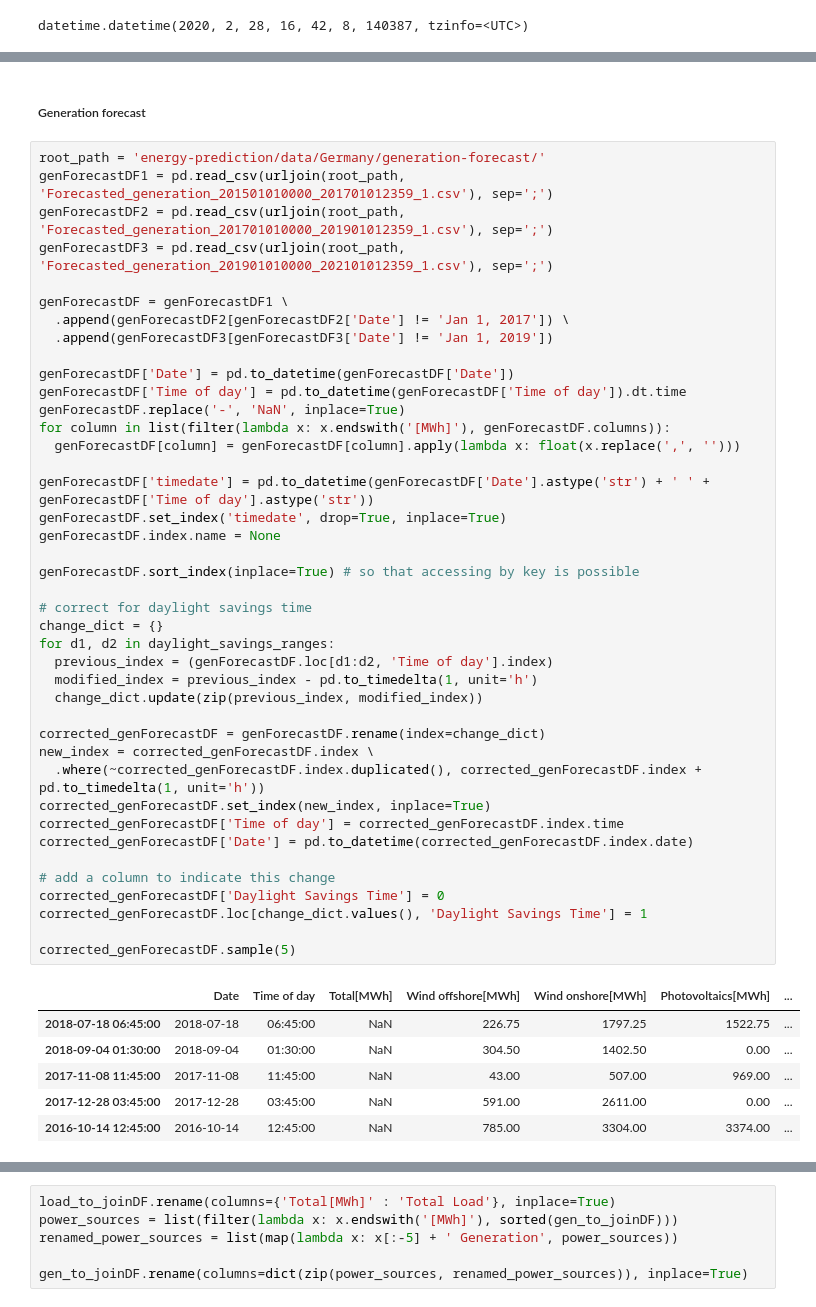
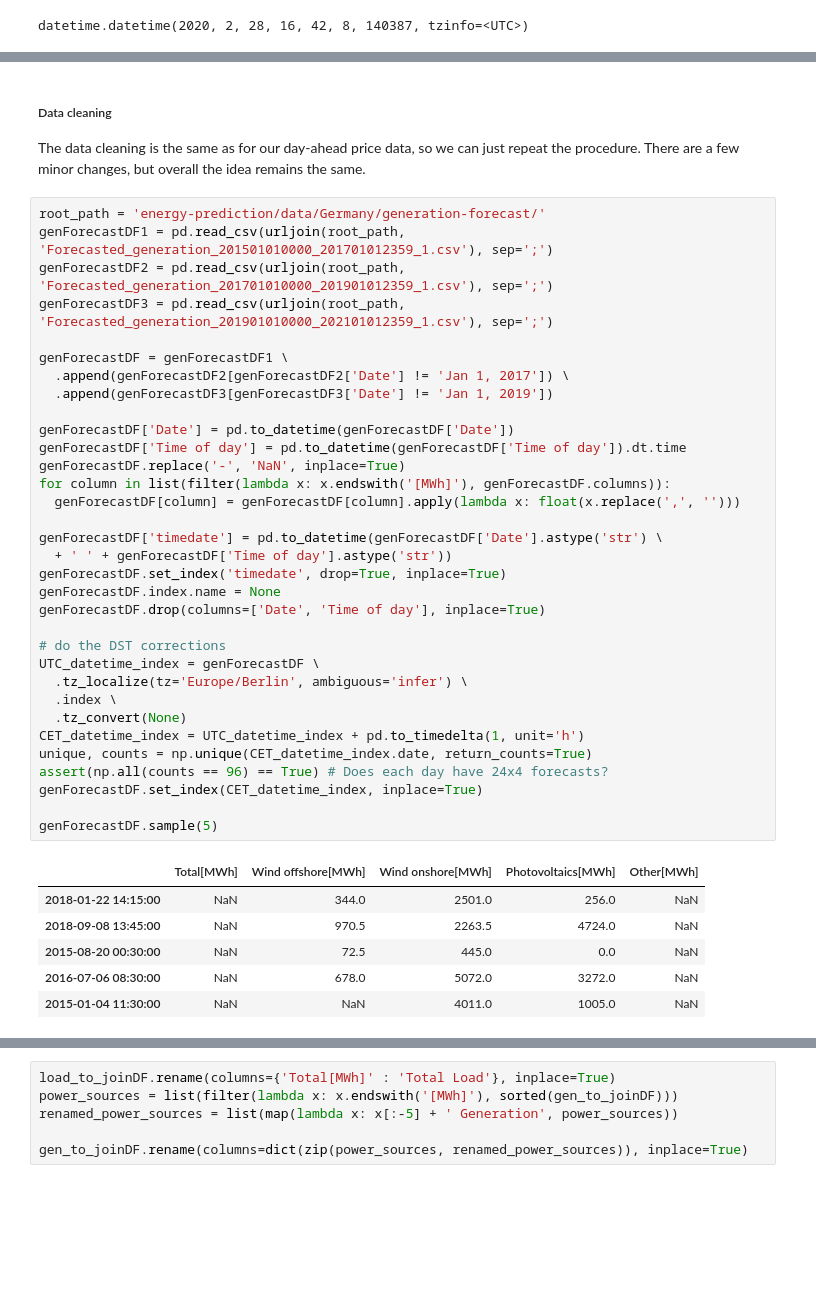
Before and after one commit to sandeshbhatjr/energy-prediction, a Jupyter notebook: docs/ep_cleandata.ipynb, the cells around one changed output, grey strips where cells are left out. Saved outputs shown, nothing was run; the diff lists cells and outputs as text; blank space fills up the shorter version.

```diff
--- a/docs/ep_cleandata.ipynb
+++ b/docs/ep_cleandata.ipynb
@@ -448,51 +572,45 @@ Load and generation forecasts are given before the day-ahead prices are set, so
-# %% [markdown]
-##### Generation forecast
+# %% [markdown]
+##### Data cleaning
+
+The data cleaning is the same as for our day-ahead price data, so we can just repeat the procedure. There are a few minor changes, but overall the idea remains the same.
 # %%
 root_path = 'energy-prediction/data/Germany/generation-forecast/'
 genForecastDF1 = pd.read_csv(urljoin(root_path, 'Forecasted_generation_201501010000_201701012359_1.csv'), sep=';')
 genForecastDF2 = pd.read_csv(urljoin(root_path, 'Forecasted_generation_201701010000_201901012359_1.csv'), sep=';')
 genForecastDF3 = pd.read_csv(urljoin(root_path, 'Forecasted_generation_201901010000_202101012359_1.csv'), sep=';')
 
 genForecastDF = genForecastDF1 \
   .append(genForecastDF2[genForecastDF2['Date'] != 'Jan 1, 2017']) \
   .append(genForecastDF3[genForecastDF3['Date'] != 'Jan 1, 2019'])
 
 genForecastDF['Date'] = pd.to_datetime(genForecastDF['Date'])
 genForecastDF['Time of day'] = pd.to_datetime(genForecastDF['Time of day']).dt.time
 genForecastDF.replace('-', 'NaN', inplace=True)
 for column in list(filter(lambda x: x.endswith('[MWh]'), genForecastDF.columns)):
   genForecastDF[column] = genForecastDF[column].apply(lambda x: float(x.replace(',', '')))
 
-genForecastDF['timedate'] = pd.to_datetime(genForecastDF['Date'].astype('str') + ' ' + genForecastDF['Time of day'].astype('str'))
+genForecastDF['timedate'] = pd.to_datetime(genForecastDF['Date'].astype('str') \
+  + ' ' + genForecastDF['Time of day'].astype('str'))
 genForecastDF.set_index('timedate', drop=True, inplace=True)
 genForecastDF.index.name = None
+genForecastDF.drop(columns=['Date', 'Time of day'], inplace=True)
 
-genForecastDF.sort_index(inplace=True) # so that accessing by key is possible
+# do the DST corrections
+UTC_datetime_index = genForecastDF \
+  .tz_localize(tz='Europe/Berlin', ambiguous='infer') \
+  .index \
+  .tz_convert(None)
+CET_datetime_index = UTC_datetime_index + pd.to_timedelta(1, unit='h')
+unique, counts = np.unique(CET_datetime_index.date, return_counts=True)
+assert(np.all(counts == 96) == True) # Does each day have 24x4 forecasts?
+genForecastDF.set_index(CET_datetime_index, inplace=True)
 
-# correct for daylight savings time
-change_dict = {}
-for d1, d2 in daylight_savings_ranges:
-  previous_index = (genForecastDF.loc[d1:d2, 'Time of day'].index)
-  modified_index = previous_index - pd.to_timedelta(1, unit='h')
-  change_dict.update(zip(previous_index, modified_index))
-
-corrected_genForecastDF = genForecastDF.rename(index=change_dict)
-new_index = corrected_genForecastDF.index \
-  .where(~corrected_genForecastDF.index.duplicated(), corrected_genForecastDF.index + pd.to_timedelta(1, unit='h'))
-corrected_genForecastDF.set_index(new_index, inplace=True)
-corrected_genForecastDF['Time of day'] = corrected_genForecastDF.index.time
-corrected_genForecastDF['Date'] = pd.to_datetime(corrected_genForecastDF.index.date)
-
-# add a column to indicate this change
-corrected_genForecastDF['Daylight Savings Time'] = 0
-corrected_genForecastDF.loc[change_dict.values(), 'Daylight Savings Time'] = 1
-
-corrected_genForecastDF.sample(5)
+genForecastDF.sample(5)
 # %% [output]
-|  | Date | Time of day | Total[MWh] | Wind offshore[MWh] | Wind onshore[MWh] | Photovoltaics[MWh] | ... |
-| 2018-07-18 06:45:00 | 2018-07-18 | 06:45:00 | NaN | 226.75 | 1797.25 | 1522.75 | ... |
-| 2018-09-04 01:30:00 | 2018-09-04 | 01:30:00 | NaN | 304.50 | 1402.50 | 0.00 | ... |
-| 2017-11-08 11:45:00 | 2017-11-08 | 11:45:00 | NaN | 43.00 | 507.00 | 969.00 | ... |
-| 2017-12-28 03:45:00 | 2017-12-28 | 03:45:00 | NaN | 591.00 | 2611.00 | 0.00 | ... |
-| 2016-10-14 12:45:00 | 2016-10-14 | 12:45:00 | NaN | 785.00 | 3304.00 | 3374.00 | ... |
+|  | Total[MWh] | Wind offshore[MWh] | Wind onshore[MWh] | Photovoltaics[MWh] | Other[MWh] |
+| 2018-01-22 14:15:00 | NaN | 344.0 | 2501.0 | 256.0 | NaN |
+| 2018-09-08 13:45:00 | NaN | 970.5 | 2263.5 | 4724.0 | NaN |
+| 2015-08-20 00:30:00 | NaN | 72.5 | 445.0 | 0.0 | NaN |
+| 2016-07-06 08:30:00 | NaN | 678.0 | 5072.0 | 3272.0 | NaN |
+| 2015-01-04 11:30:00 | NaN | NaN | 4011.0 | 1005.0 | NaN |
 # %%
```
Also changed, not shown: parts of 64 cells of this notebook.
